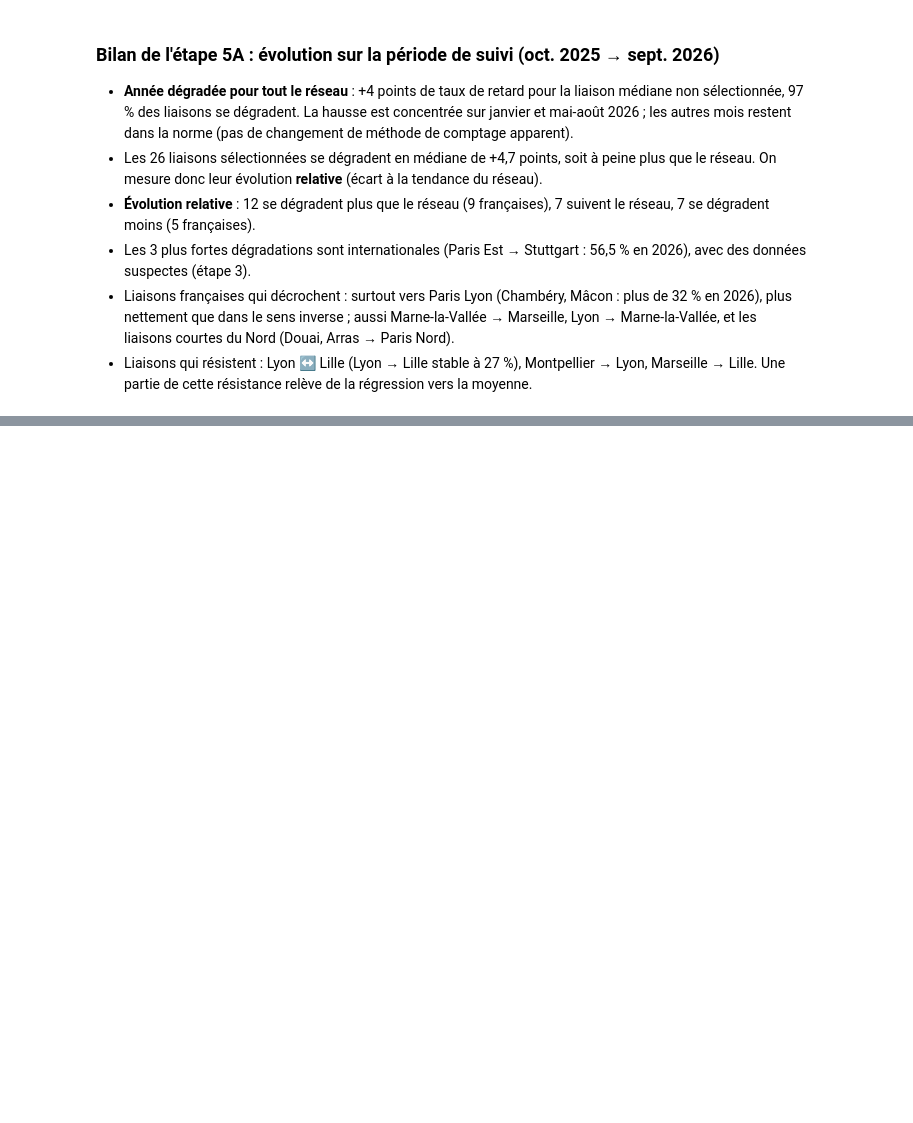
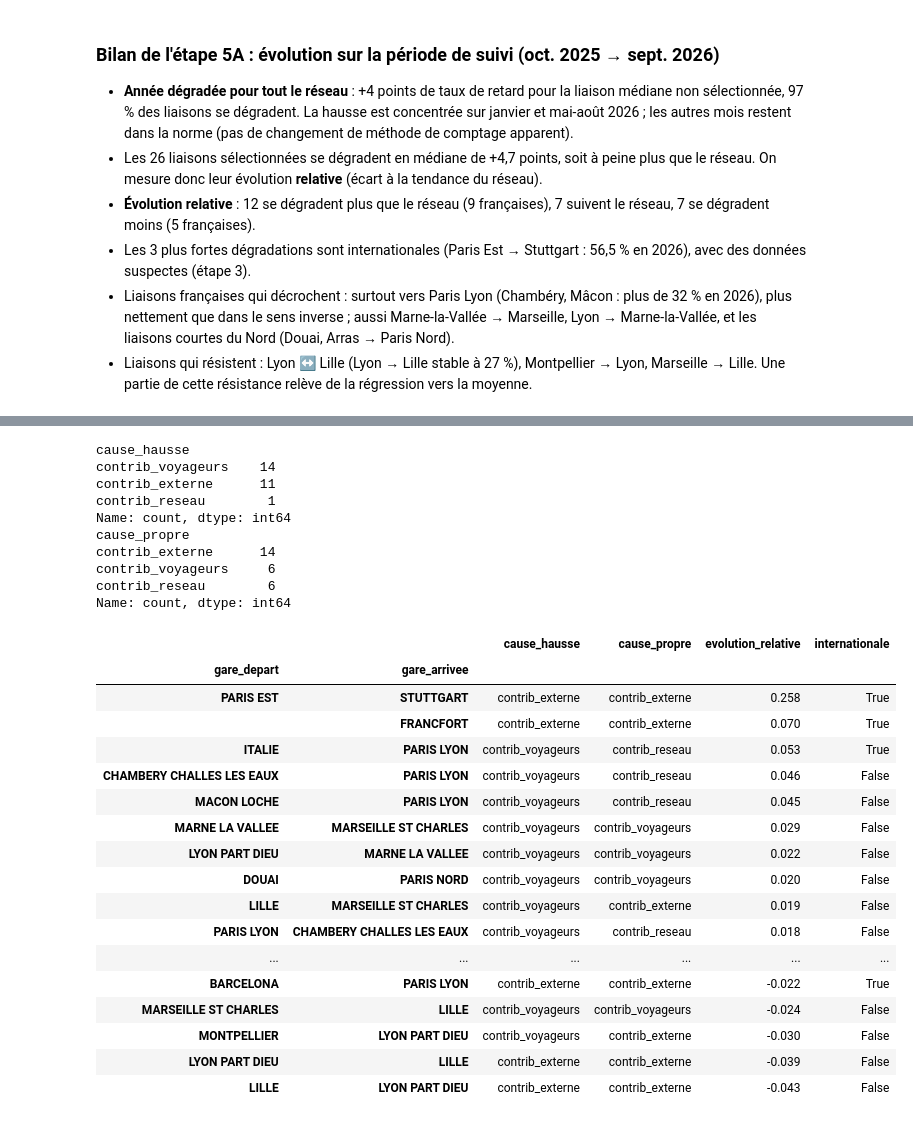
Before and after one commit to JulienCRB/IADATA_700_SNCF, a Jupyter notebook: notebook/phase2_exploration.ipynb, the cells around one changed output, grey strips where cells are left out. Drawn from its saved outputs; the diff is of its cells as text; code cells hidden in the pictures; blank space fills up the shorter version.

Commit message:
Phase 2 : causes de l'évolution et conclusion

```diff
--- a/notebook/phase2_exploration.ipynb
+++ b/notebook/phase2_exploration.ipynb
@@ -513,0 +568,19 @@ Tendance du réseau : 0.04
+# %%
+df["periode"] = None
+df.loc[df["annee"].isin(annees_ref), "periode"] = "reference"
+df.loc[df["annee"] == 2026, "periode"] = "suivi"
+
+df_causes = df[df["cause_fiable"] & df["periode"].notna()]
+
+contrib = df_causes.groupby(liaison + ["periode"]).agg(
+    nb_train_prevu=("nb_train_prevu", "sum"),
+    nb_retard_reseau=("nb_retard_reseau", "sum"),
+    nb_retard_voyageurs=("nb_retard_voyageurs", "sum"),
+    nb_retard_externe=("nb_retard_externe", "sum"),
+)
+
+for famille in familles:
+    contrib[f"contrib_{famille}"] = contrib[f"nb_retard_{famille}"] / contrib["nb_train_prevu"]
+
+print(contrib.shape)
+contrib.head(4).round(3)
@@ -513,0 +595,10 @@ Tendance du réseau : 0.04
+# %%
+colonnes_contrib = ["contrib_reseau", "contrib_voyageurs", "contrib_externe"]
+
+c_ref = contrib.xs("reference", level="periode")[colonnes_contrib]
+c_suivi = contrib.xs("suivi", level="periode")[colonnes_contrib]
+
+delta = (c_suivi - c_ref).dropna()
+delta["est_selectionnee"] = delta.index.isin(selection.index)
+
+print(delta.groupby("est_selectionnee").median().round(3))
@@ -513,0 +627,44 @@ Tendance du réseau : 0.04
+# %%
+mediane_autres = delta.loc[~delta["est_selectionnee"], colonnes_contrib].median()
+
+delta_sel = delta.loc[delta["est_selectionnee"], colonnes_contrib]
+ecart = delta_sel - mediane_autres
+
+resultat = pd.DataFrame({
+    "cause_hausse": delta_sel.idxmax(axis=1),
+    "cause_propre": ecart.idxmax(axis=1),
+})
+resultat = resultat.join(selection[["evolution_relative", "internationale"]])
+
+print(resultat["cause_hausse"].value_counts())
+print(resultat["cause_propre"].value_counts())
+resultat.sort_values("evolution_relative", ascending=False).round(3)
+# %% [output]
+cause_hausse
+contrib_voyageurs    14
+contrib_externe      11
+contrib_reseau        1
+Name: count, dtype: int64
+cause_propre
+contrib_externe      14
+contrib_voyageurs     6
+contrib_reseau        6
+Name: count, dtype: int64
+|  |  | cause_hausse | cause_propre | evolution_relative | internationale |
+| gare_depart | gare_arrivee |  |  |  |  |
+| PARIS EST | STUTTGART | contrib_externe | contrib_externe | 0.258 | True |
+|  | FRANCFORT | contrib_externe | contrib_externe | 0.070 | True |
+| ITALIE | PARIS LYON | contrib_voyageurs | contrib_reseau | 0.053 | True |
+| CHAMBERY CHALLES LES EAUX | PARIS LYON | contrib_voyageurs | contrib_reseau | 0.046 | False |
+| MACON LOCHE | PARIS LYON | contrib_voyageurs | contrib_reseau | 0.045 | False |
+| MARNE LA VALLEE | MARSEILLE ST CHARLES | contrib_voyageurs | contrib_voyageurs | 0.029 | False |
+| LYON PART DIEU | MARNE LA VALLEE | contrib_voyageurs | contrib_voyageurs | 0.022 | False |
+| DOUAI | PARIS NORD | contrib_voyageurs | contrib_voyageurs | 0.020 | False |
+| LILLE | MARSEILLE ST CHARLES | contrib_voyageurs | contrib_externe | 0.019 | False |
+| PARIS LYON | CHAMBERY CHALLES LES EAUX | contrib_voyageurs | contrib_reseau | 0.018 | False |
+| ... | ... | ... | ... | ... | ... |
+| BARCELONA | PARIS LYON | contrib_externe | contrib_externe | -0.022 | True |
+| MARSEILLE ST CHARLES | LILLE | contrib_voyageurs | contrib_voyageurs | -0.024 | False |
+| MONTPELLIER | LYON PART DIEU | contrib_voyageurs | contrib_externe | -0.030 | False |
+| LYON PART DIEU | LILLE | contrib_externe | contrib_externe | -0.039 | False |
+| LILLE | LYON PART DIEU | contrib_externe | contrib_externe | -0.043 | False |
```
Also changed, not shown: parts of 7 cells of this notebook.
